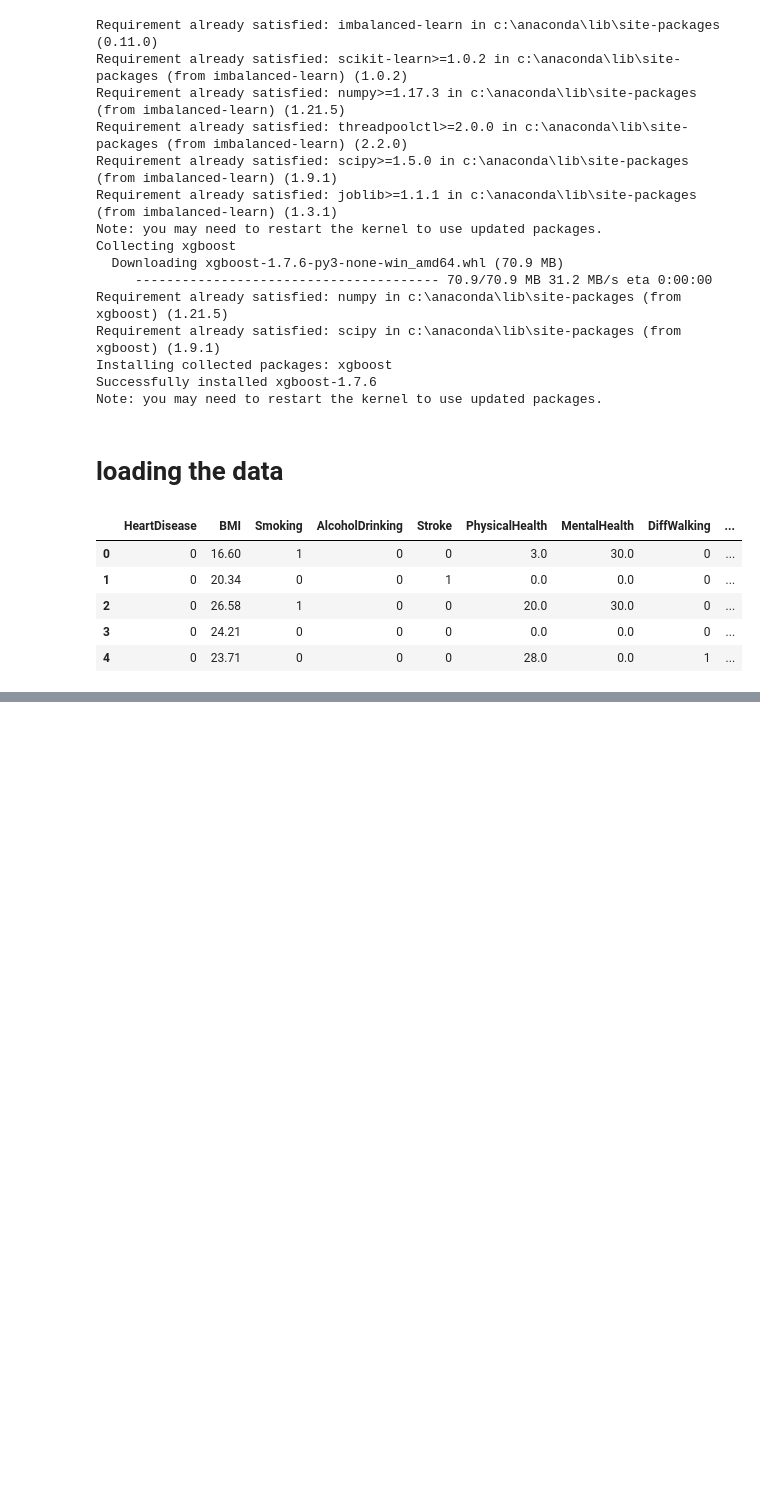
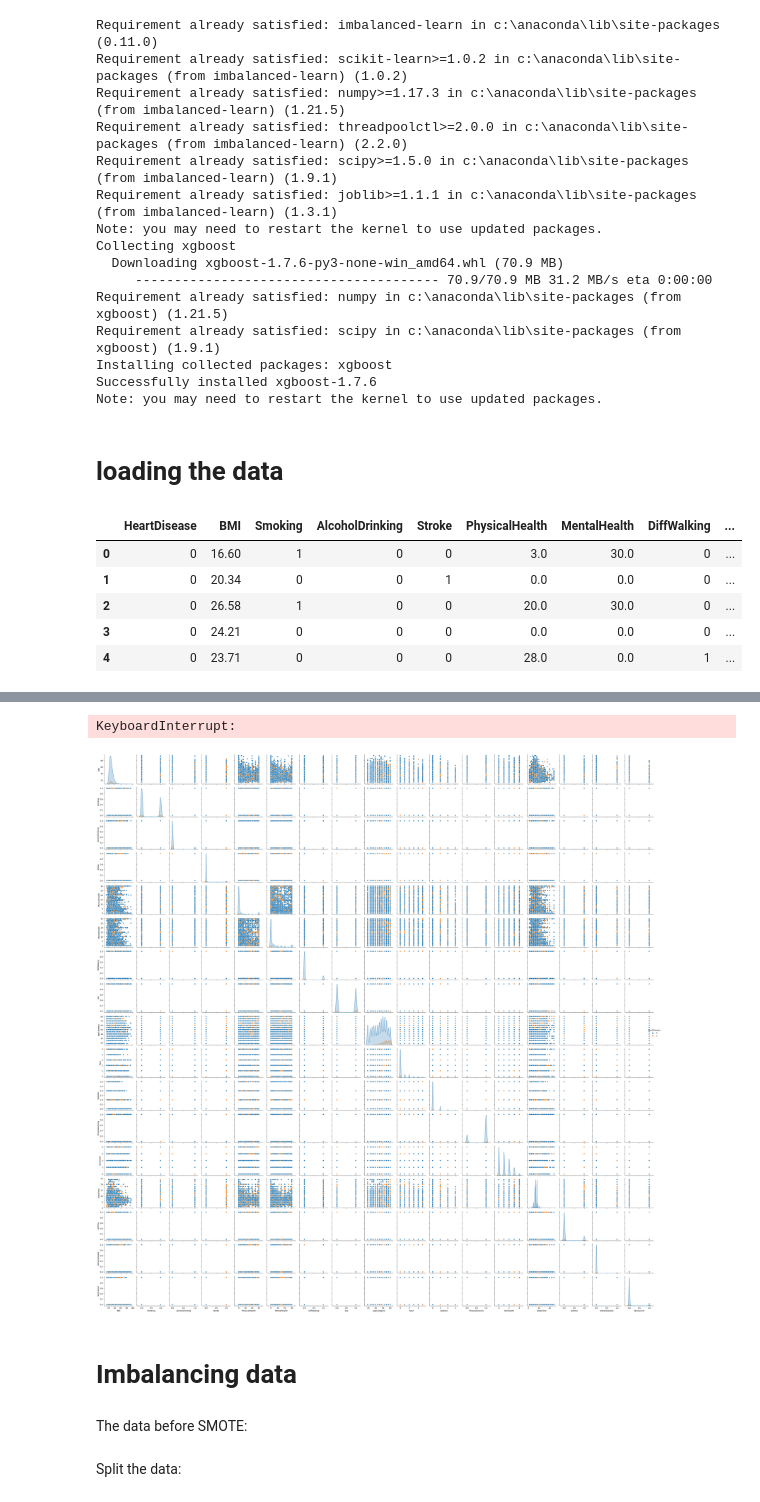
Before and after one commit to ShaniBron/Final-Project-Heart-diseases, a Jupyter notebook: Imbalanced data and modeling.ipynb, the cells around one changed output, grey strips where cells are left out. Saved outputs shown, nothing was run; the diff lists cells and outputs as text; code cells hidden in the pictures; blank space fills up the shorter version.

```diff
--- a/Imbalanced data and modeling.ipynb
+++ b/Imbalanced data and modeling.ipynb
@@ -106,3 +131,6 @@ plt.show()
 # %%
-sns.pairplot(heart_for_dup,hue='HeartDisease')
+sns.pairplot(heart_for_dup_copy,hue='HeartDisease')
 plt.legend('HeartDisease')
+# %% [output]
+KeyboardInterrupt:
+[figure, added]
@@ -130,0 +137,4 @@ GenHealth: Very good 104796 Good 91239 Excellent 59737 Fair 34659 Poor 11286
+# %% [markdown]
+# Imbalancing data
+# %% [markdown]
+The data before SMOTE:
@@ -130,0 +144,2 @@ GenHealth: Very good 104796 Good 91239 Excellent 59737 Fair 34659 Poor 11286
+# %% [markdown]
+Split the data:
```
Also changed, not shown: parts of 11 cells of this notebook.
